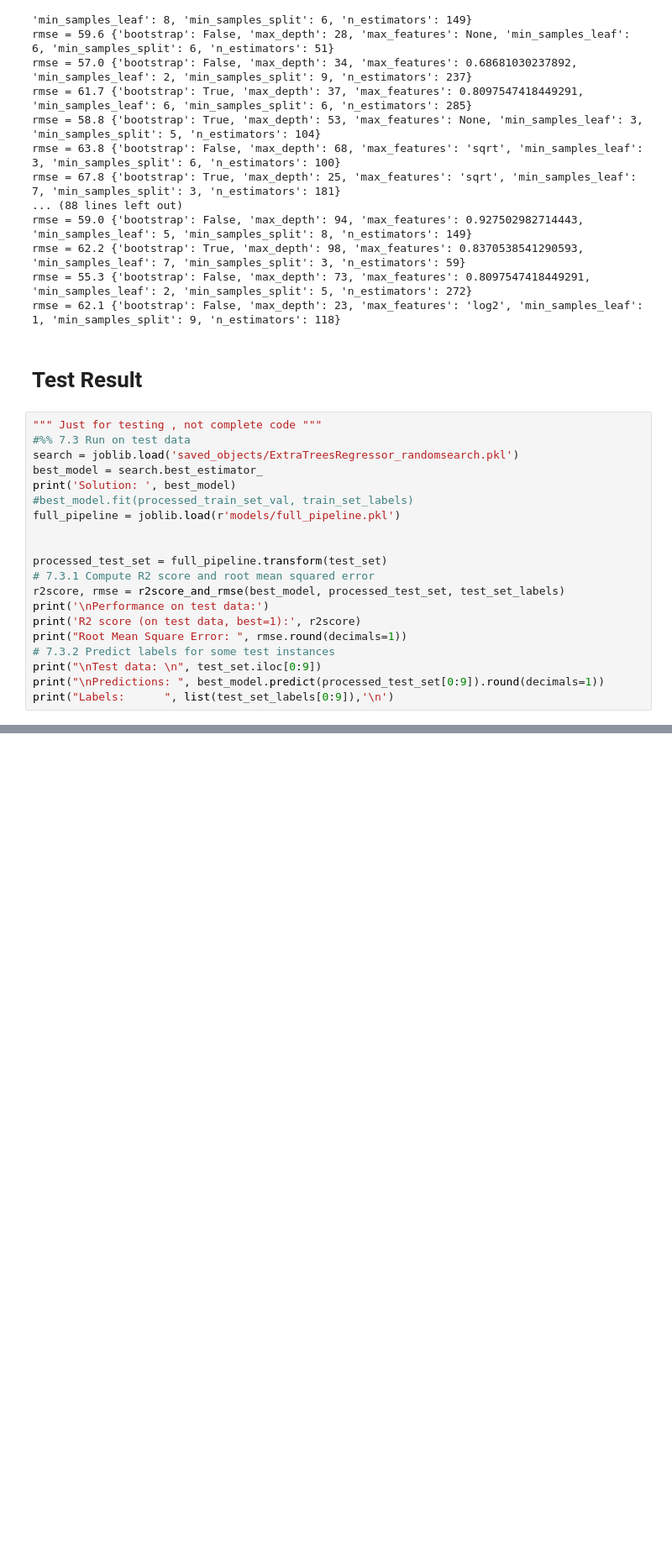
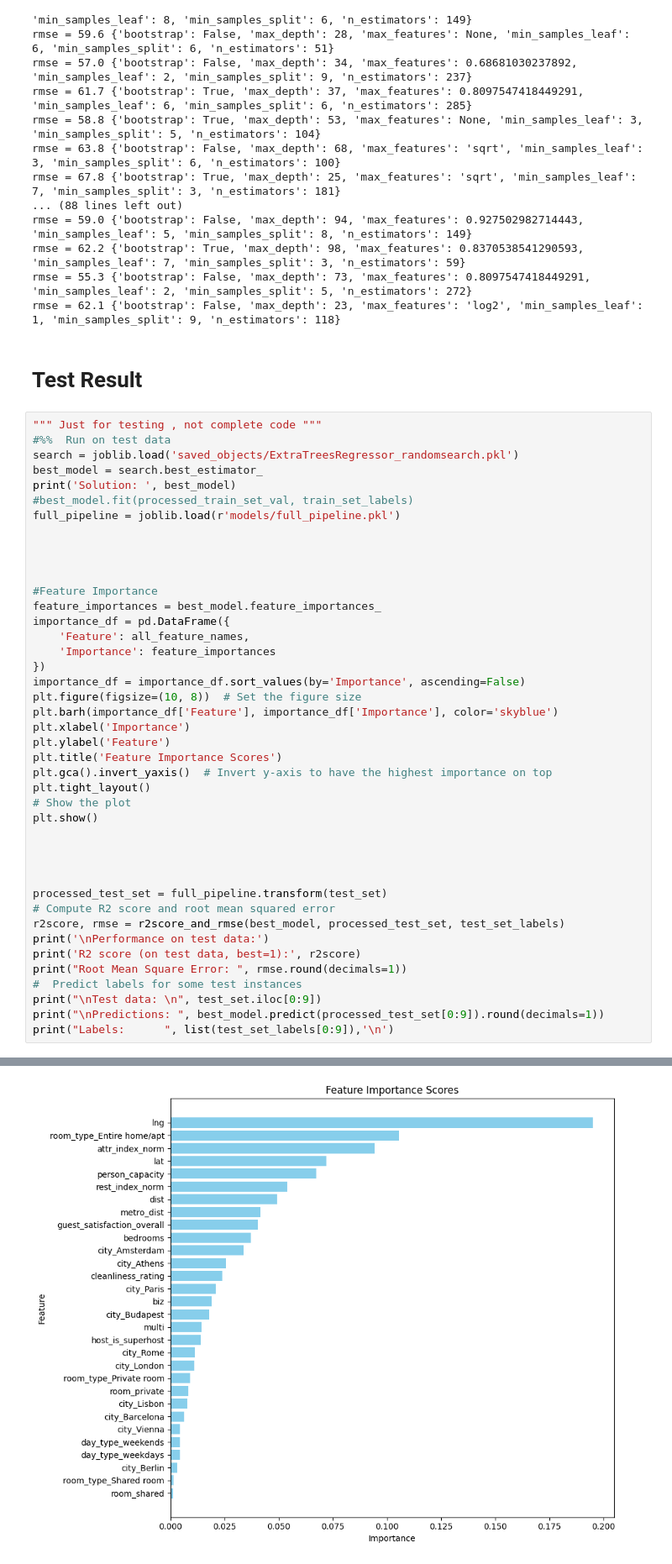
Before and after one commit to RedDevils0109/end_to_end_machine_learning, a Jupyter notebook: airbnb.ipynb, the cells around one changed output, grey strips where cells are left out. Shown at 84% size. Cells and saved outputs as stored; diff of their text form; blank space fills up the shorter version.

Commit message:
add feature importance score

```diff
--- a/airbnb.ipynb
+++ b/airbnb.ipynb
@@ -774,7 +787,7 @@ rmse = 62.1 {'bootstrap': False, 'max_depth': 23, 'max_features': 'log2', 'min_s
 # Test Result
 # %%
 """ Just for testing , not complete code """
-#%% 7.3 Run on test data
+#%%  Run on test data
 search = joblib.load('saved_objects/ExtraTreesRegressor_randomsearch.pkl')
 best_model = search.best_estimator_
 print('Solution: ', best_model)
@@ -782,13 +795,35 @@ print('Solution: ', best_model)
 full_pipeline = joblib.load(r'models/full_pipeline.pkl')
 
 
+
+
+#Feature Importance
+feature_importances = best_model.feature_importances_
+importance_df = pd.DataFrame({
+    'Feature': all_feature_names,
+    'Importance': feature_importances
+})
+importance_df = importance_df.sort_values(by='Importance', ascending=False)
+plt.figure(figsize=(10, 8))  # Set the figure size
+plt.barh(importance_df['Feature'], importance_df['Importance'], color='skyblue')
+plt.xlabel('Importance')
+plt.ylabel('Feature')
+plt.title('Feature Importance Scores')
+plt.gca().invert_yaxis()  # Invert y-axis to have the highest importance on top
+plt.tight_layout()
+# Show the plot
+plt.show()
+
+
+
+
 processed_test_set = full_pipeline.transform(test_set)
-# 7.3.1 Compute R2 score and root mean squared error
+# Compute R2 score and root mean squared error
 r2score, rmse = r2score_and_rmse(best_model, processed_test_set, test_set_labels)
 print('\nPerformance on test data:')
 print('R2 score (on test data, best=1):', r2score)
 print("Root Mean Square Error: ", rmse.round(decimals=1))
-# 7.3.2 Predict labels for some test instances
+#  Predict labels for some test instances
 print("\nTest data: \n", test_set.iloc[0:9])
 print("\nPredictions: ", best_model.predict(processed_test_set[0:9]).round(decimals=1))
 print("Labels:      ", list(test_set_labels[0:9]),'\n')
@@ -812,0 +833 @@ Labels:       [124.31263805987686, 97.83861332580727, 69.20253430902672, 278.396
+[figure, added]
```
Also changed, not shown: parts of 5 cells of this notebook.
